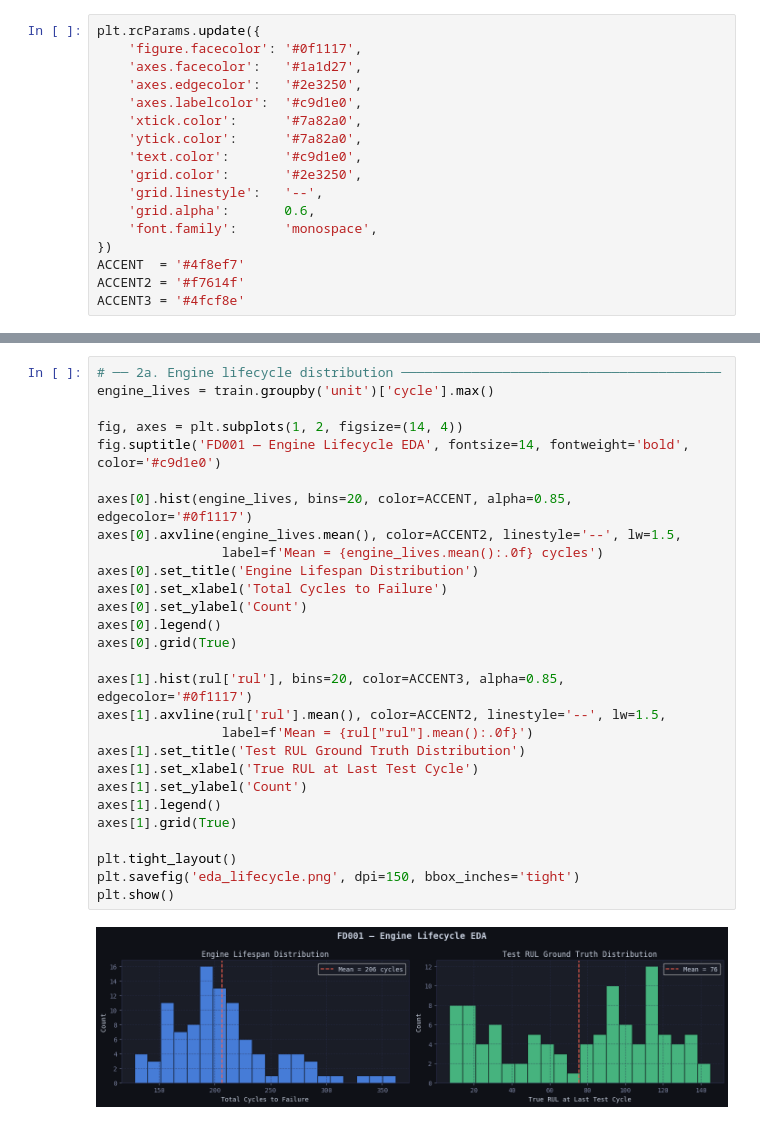
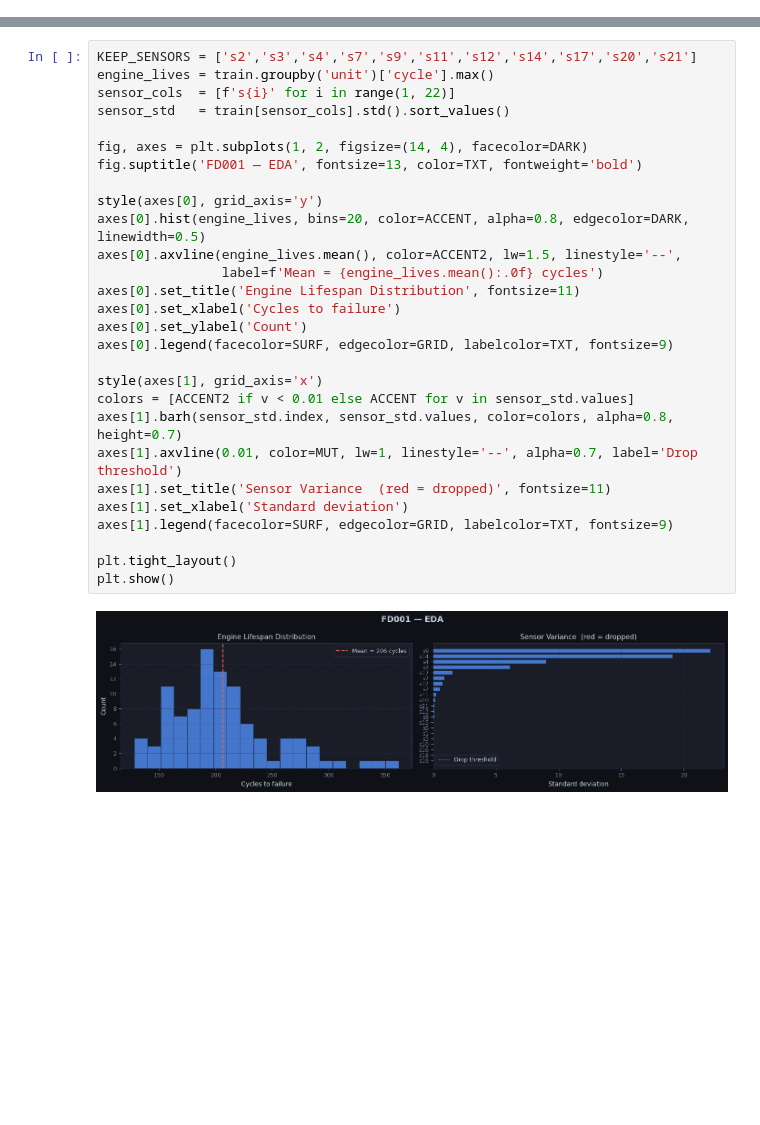
Before and after one commit to nasim-raj-laskar/Real-Time-Aircraft-Engine-Predictive-Maintenance-System, a Jupyter notebook: test-rul.ipynb, the cells around one changed output, grey strips where cells are left out. Cells and saved outputs as stored; diff of their text form; blank space fills up the shorter version.

```diff
--- a/test-rul.ipynb
+++ b/test-rul.ipynb
@@ -21,17 +20,0 @@ W0000 00:00:1777548952.362606      23 computation_placer.cc:177] computation pla
-# %%
-plt.rcParams.update({
-    'figure.facecolor': '#0f1117',
-    'axes.facecolor':   '#1a1d27',
-    'axes.edgecolor':   '#2e3250',
-    'axes.labelcolor':  '#c9d1e0',
-    'xtick.color':      '#7a82a0',
-    'ytick.color':      '#7a82a0',
-    'text.color':       '#c9d1e0',
-    'grid.color':       '#2e3250',
-    'grid.linestyle':   '--',
-    'grid.alpha':       0.6,
-    'font.family':      'monospace',
-})
-ACCENT  = '#4f8ef7'
-ACCENT2 = '#f7614f'
-ACCENT3 = '#4fcf8e'
@@ -53,32 +59,32 @@ print(f"Train engines: {train['unit'].nunique()}  |  Test engines: {test['unit']
 Train: (20631, 26)  |  Test: (13096, 26)  |  RUL entries: 100
 Train engines: 100  |  Test engines: 100
 # %%
-# ── 2a. Engine lifecycle distribution ─────────────────────────────────────────
+KEEP_SENSORS = ['s2','s3','s4','s7','s9','s11','s12','s14','s17','s20','s21']
 engine_lives = train.groupby('unit')['cycle'].max()
+sensor_cols  = [f's{i}' for i in range(1, 22)]
+sensor_std   = train[sensor_cols].std().sort_values()
 
-fig, axes = plt.subplots(1, 2, figsize=(14, 4))
-fig.suptitle('FD001 — Engine Lifecycle EDA', fontsize=14, fontweight='bold', color='#c9d1e0')
+fig, axes = plt.subplots(1, 2, figsize=(14, 4), facecolor=DARK)
+fig.suptitle('FD001 — EDA', fontsize=13, color=TXT, fontweight='bold')
 
-axes[0].hist(engine_lives, bins=20, color=ACCENT, alpha=0.85, edgecolor='#0f1117')
-axes[0].axvline(engine_lives.mean(), color=ACCENT2, linestyle='--', lw=1.5,
+style(axes[0], grid_axis='y')
+axes[0].hist(engine_lives, bins=20, color=ACCENT, alpha=0.8, edgecolor=DARK, linewidth=0.5)
+axes[0].axvline(engine_lives.mean(), color=ACCENT2, lw=1.5, linestyle='--',
                 label=f'Mean = {engine_lives.mean():.0f} cycles')
-axes[0].set_title('Engine Lifespan Distribution')
-axes[0].set_xlabel('Total Cycles to Failure')
+axes[0].set_title('Engine Lifespan Distribution', fontsize=11)
+axes[0].set_xlabel('Cycles to failure')
 axes[0].set_ylabel('Count')
-axes[0].legend()
-axes[0].grid(True)
+axes[0].legend(facecolor=SURF, edgecolor=GRID, labelcolor=TXT, fontsize=9)
 
-axes[1].hist(rul['rul'], bins=20, color=ACCENT3, alpha=0.85, edgecolor='#0f1117')
-axes[1].axvline(rul['rul'].mean(), color=ACCENT2, linestyle='--', lw=1.5,
-                label=f'Mean = {rul["rul"].mean():.0f}')
-axes[1].set_title('Test RUL Ground Truth Distribution')
-axes[1].set_xlabel('True RUL at Last Test Cycle')
-axes[1].set_ylabel('Count')
-axes[1].legend()
-axes[1].grid(True)
+style(axes[1], grid_axis='x')
+colors = [ACCENT2 if v < 0.01 else ACCENT for v in sensor_std.values]
+axes[1].barh(sensor_std.index, sensor_std.values, color=colors, alpha=0.8, height=0.7)
+axes[1].axvline(0.01, color=MUT, lw=1, linestyle='--', alpha=0.7, label='Drop threshold')
+axes[1].set_title('Sensor Variance  (red = dropped)', fontsize=11)
+axes[1].set_xlabel('Standard deviation')
+axes[1].legend(facecolor=SURF, edgecolor=GRID, labelcolor=TXT, fontsize=9)
 
 plt.tight_layout()
-plt.savefig('eda_lifecycle.png', dpi=150, bbox_inches='tight')
 plt.show()
 # %% [output]
-[figure, old version]
+[figure, new version]
```
Also changed, not shown: parts of 24 cells of this notebook.
